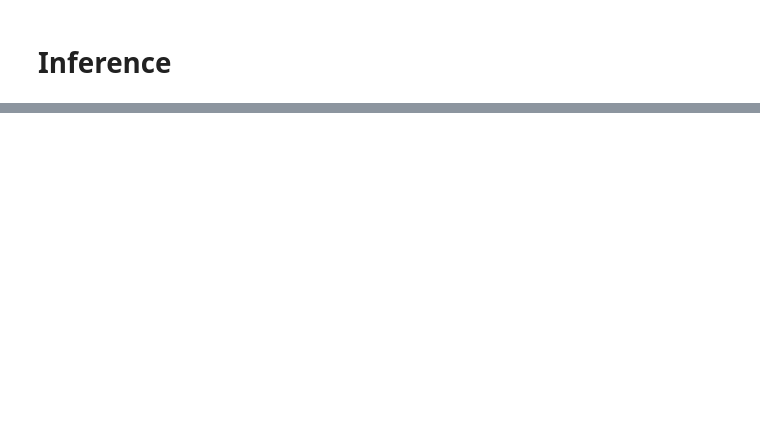
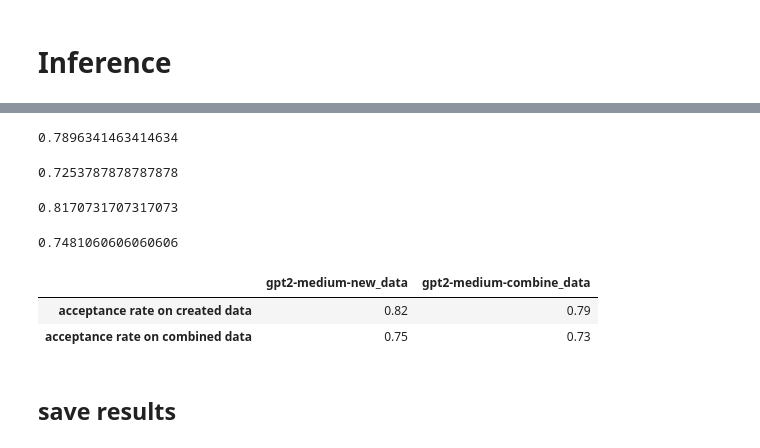
Before and after one commit to ece1786-2022/GrammarErrorCorrection, a Jupyter notebook: baseline model/baseline_model.ipynb, the cells around one changed output, grey strips where cells are left out. Drawn from its saved outputs; the diff is of its cells as text; code cells hidden in the pictures; blank space fills up the shorter version.

```diff
--- a/baseline model/baseline_model.ipynb
+++ b/baseline model/baseline_model.ipynb
@@ -181,0 +290,4 @@ Setting `pad_token_id` to `eos_token_id`:50256 for open-end generation.
+# %%
+acc_test
+# %% [output]
+0.7896341463414634
@@ -181,0 +296,4 @@ Setting `pad_token_id` to `eos_token_id`:50256 for open-end generation.
+# %%
+acc_test_combine
+# %% [output]
+0.7253787878787878
@@ -181,0 +302,4 @@ Setting `pad_token_id` to `eos_token_id`:50256 for open-end generation.
+# %%
+acc_test_new
+# %% [output]
+0.8170731707317073
@@ -181,0 +308,15 @@ Setting `pad_token_id` to `eos_token_id`:50256 for open-end generation.
+# %%
+acc_test_combine_new
+# %% [output]
+0.7481060606060606
+# %%
+model_results = {"gpt2-medium-new_data": [round(0.8170731707317073, 2), round(0.7481060606060606, 2)],
+          "gpt2-medium-combine_data": [round(0.7896341463414634, 2), round(0.7253787878787878, 2)]}
+df_result = pd.DataFrame(data=model_results, index=["acceptance rate on created data", "acceptance rate on combined data"])
+df_result
+# %% [output]
+|  | gpt2-medium-new_data | gpt2-medium-combine_data |
+| acceptance rate on created data | 0.82 | 0.79 |
+| acceptance rate on combined data | 0.75 | 0.73 |
+# %% [markdown]
+## save results
```
Also changed, not shown: parts of 39 cells of this notebook.
